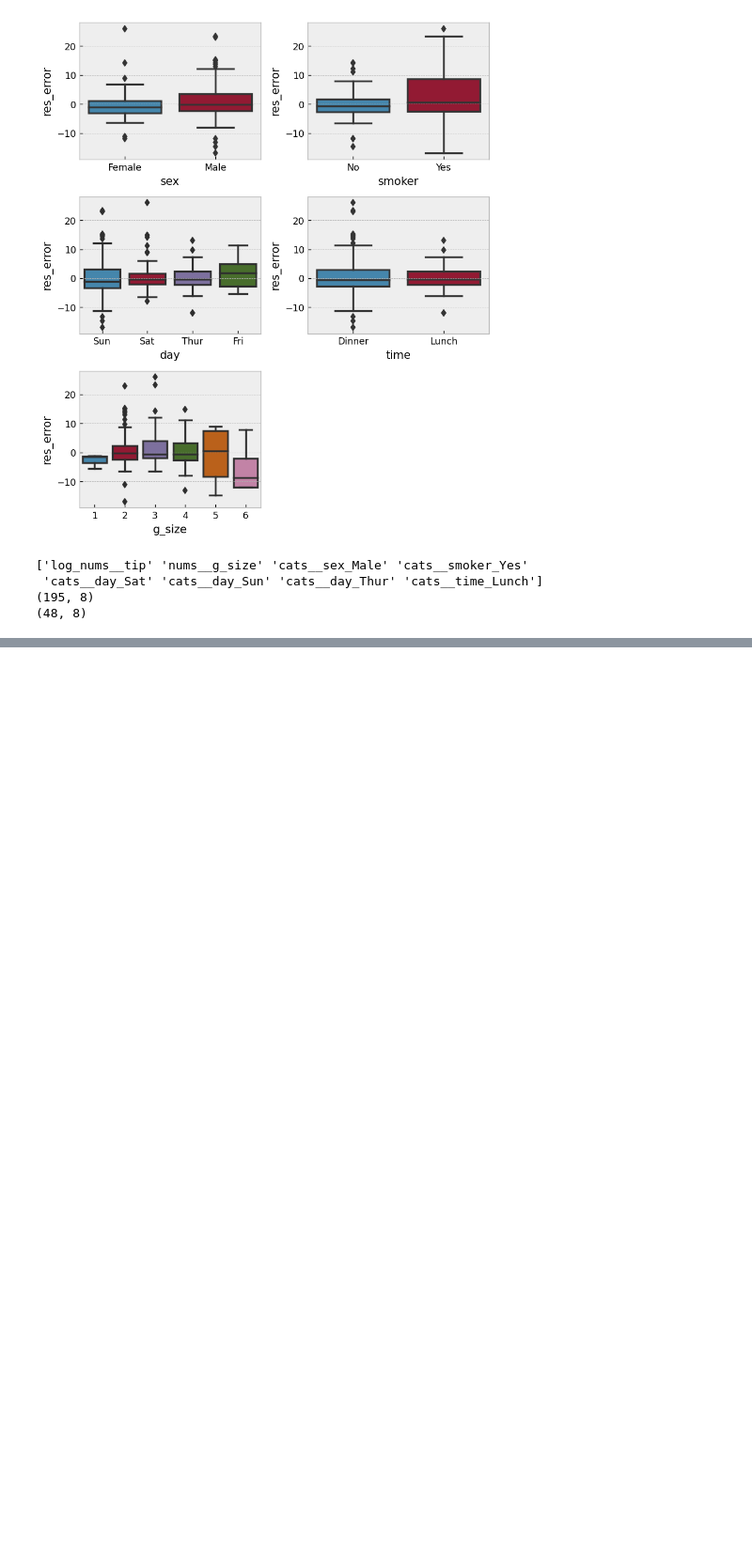
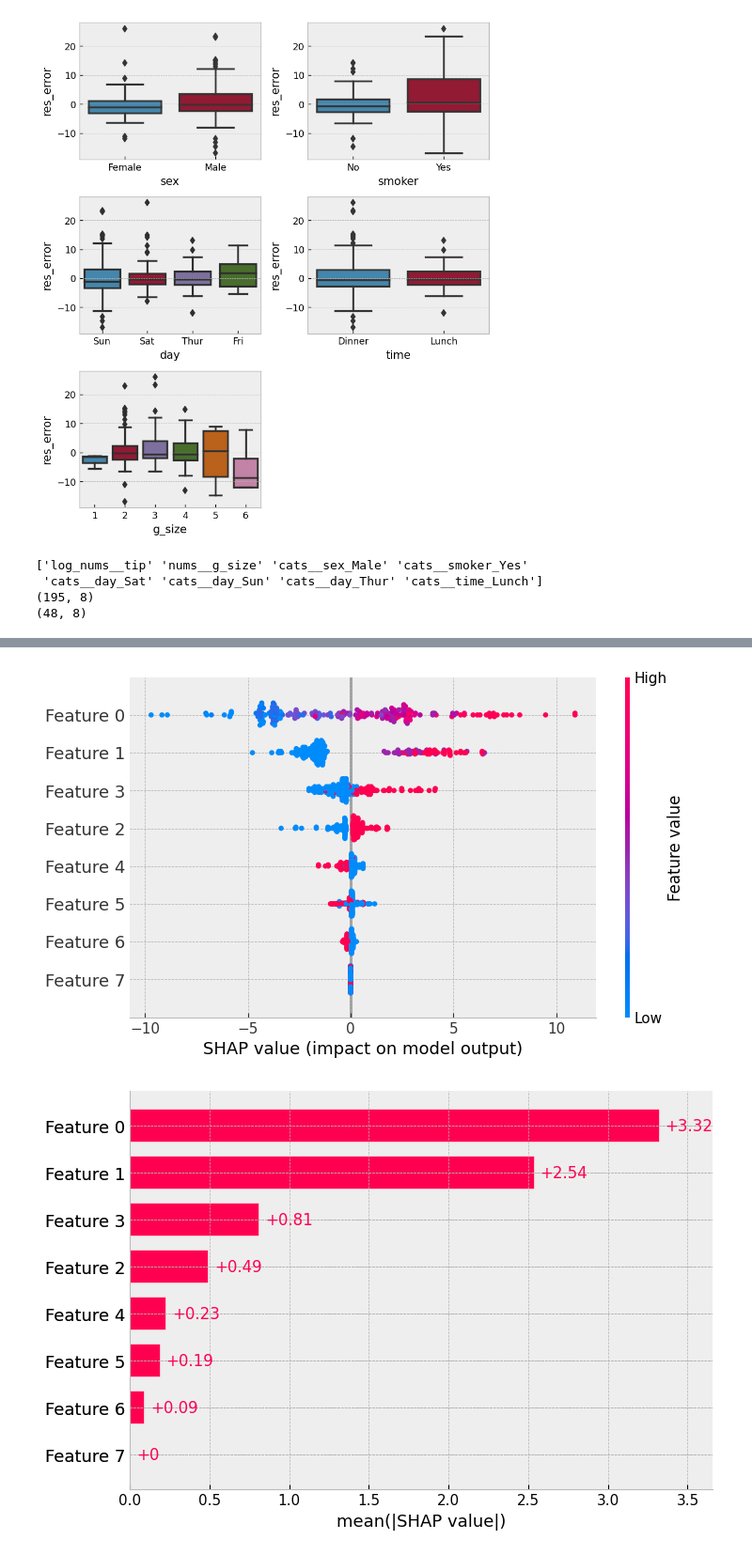
Before and after one commit to CJRockball/pred_service, a Jupyter notebook: notebooks/eda.ipynb, the cells around one changed output, grey strips where cells are left out. Shown: that part at 94% size. Cells and saved outputs as stored; diff of their text form; code cells hidden in the pictures; blank space fills up the shorter version.

```diff
--- a/notebooks/eda.ipynb
+++ b/notebooks/eda.ipynb
@@ -395,0 +395,9 @@ plt.show()
+# %%
+import shap
+explainer = shap.Explainer(xgb_trained)
+shap_values = explainer(xtrain_pipe)
+shap.plots.beeswarm(shap_values)
+shap.plots.bar(shap_values)
+# %% [output]
+[figure, added]
+[figure, added]
```
Also changed, not shown: parts of 10 cells of this notebook, 13 other files.
